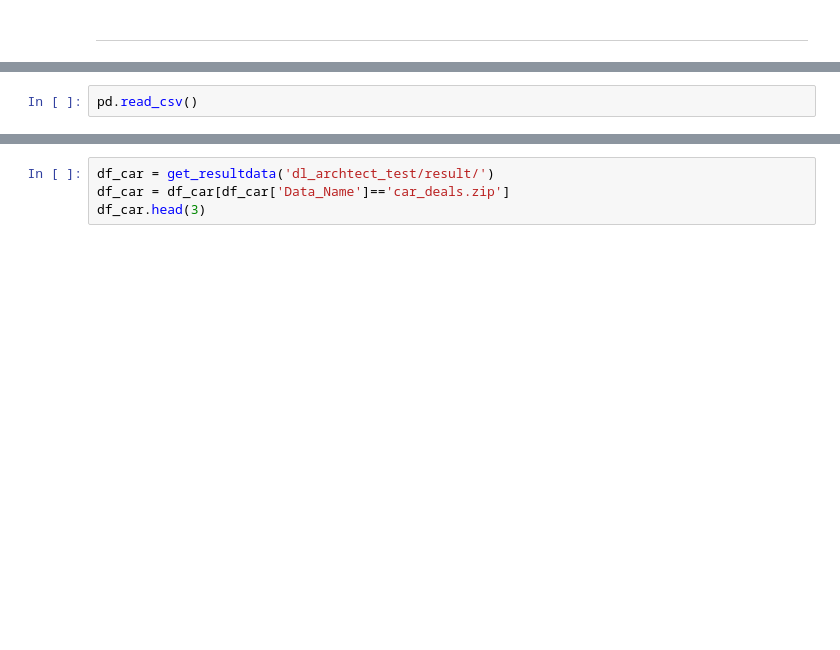
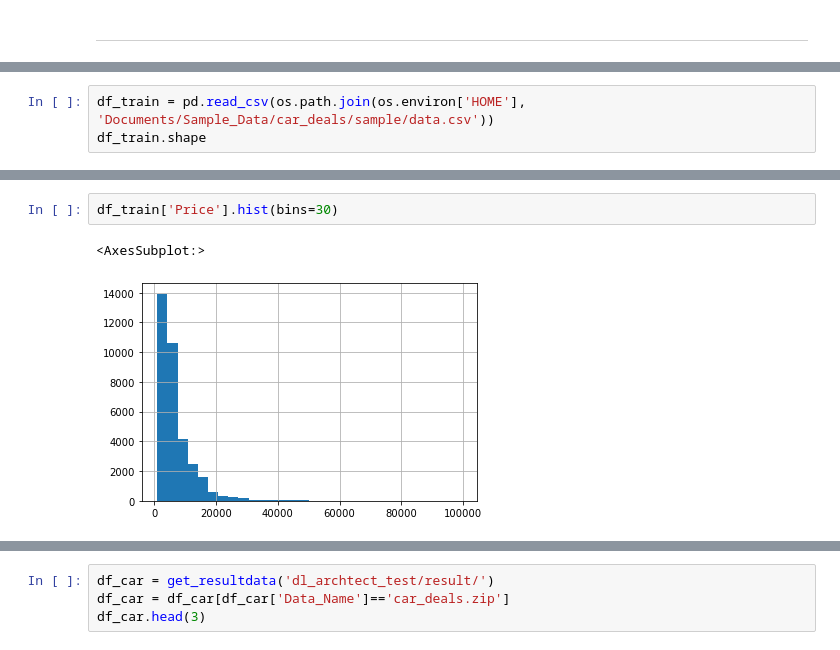
Before and after one commit to yukismd/Driverless_AI_ClientAccess, a Jupyter notebook: Experiment/dl_archtect_test_result.ipynb, the cells around one changed output, grey strips where cells are left out. Cells and saved outputs as stored; diff of their text form; blank space fills up the shorter version.

```diff
--- a/Experiment/dl_archtect_test_result.ipynb
+++ b/Experiment/dl_archtect_test_result.ipynb
@@ -49,4 +53,5 @@ def get_resultdata(result_path) -> pd.DataFrame:
 車のPriceを車の特徴と写真から予測（回帰）。[Full Dataset](https://h2o-public-test-data.s3.amazonaws.com/bigdata/server/ImageData/car_deals.zip)
 実験では画像のみを特徴量に利用
 # %%
-pd.read_csv()
+df_train = pd.read_csv(os.path.join(os.environ['HOME'], 'Documents/Sample_Data/car_deals/sample/data.csv'))
+df_train.shape
@@ -56,0 +81,5 @@ os.path
+# %%
+df_train['Price'].hist(bins=30)
+# %% [output]
+<AxesSubplot:>
+[figure, added]
```
Also changed, not shown: parts of 11 cells of this notebook.
